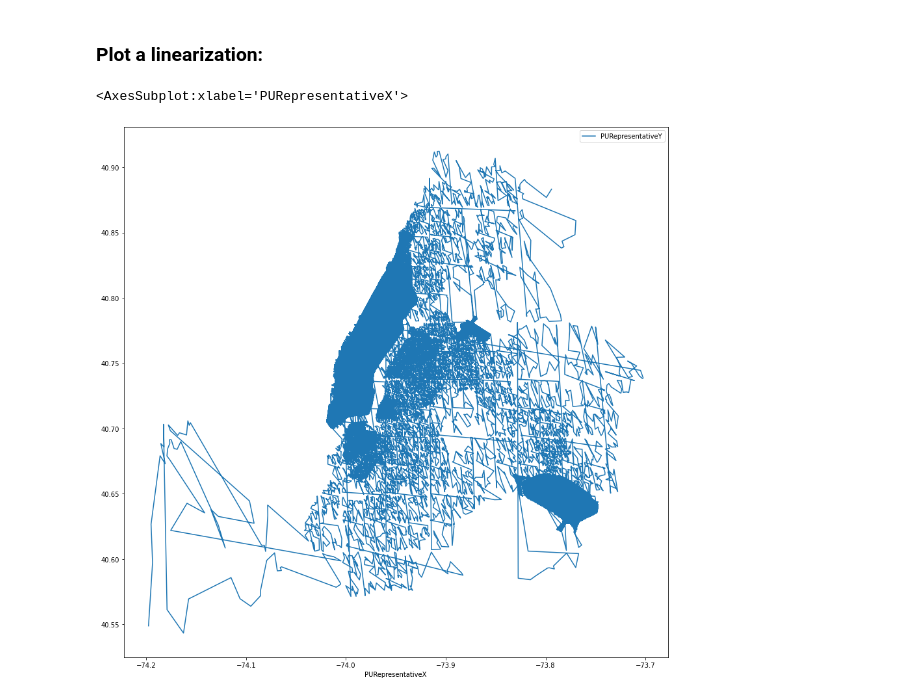
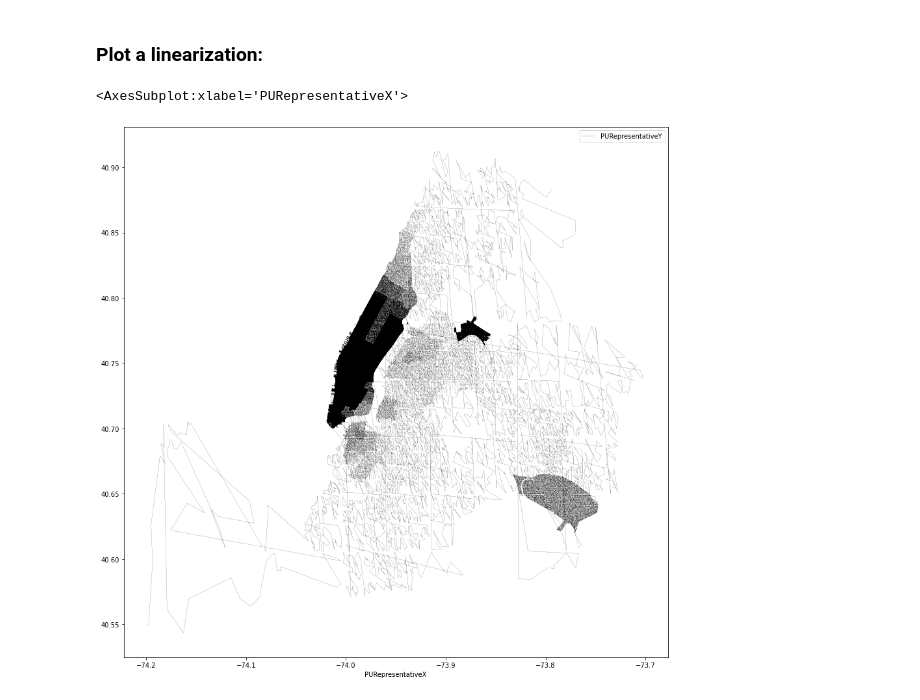
Before and after one commit to vis-au/prosample, a Jupyter notebook: server/pipeline/linearizations/datasets/taxis.ipynb, the cells around one changed output. Saved outputs shown, nothing was run; the diff lists cells and outputs as text; code cells hidden in the pictures.

Commit message:
update taxi linearization plot

```diff
--- a/server/pipeline/linearizations/datasets/taxis.ipynb
+++ b/server/pipeline/linearizations/datasets/taxis.ipynb
@@ -367,11 +367,11 @@ Saved linearized data in c:\Users\au629923\Repositories\prosample\server\pipelin
 # %%
 import pandas as pd
 
 header = ["tripID", "VendorID", "tpep_pickup_datetime", "tpep_dropoff_datetime", "passenger_count", "trip_distance", "RatecodeID", "PULocationID", "DOLocationID", "payment_type", "fare_amount", "extra", "mta_tax", "tip_amount", "tolls_amount", "improvement_surcharge", "total_amount", "PURepresentativeX", "PURepresentativeY", "DORepresentativeX", "DORepresentativeY", "normalized_value", "normalized_spatial_lag", "value_is_H", "spatial_lag_is_H"]
 
 df = pd.read_csv("../../linearization_files/taxisLinearizationZOrder.csv", delimiter=";", names=header)
 
-df.plot.line(x="PURepresentativeX", y="PURepresentativeY", figsize=[15, 15])
+df.plot.line(x="PURepresentativeX", y="PURepresentativeY", figsize=[15, 15], c="black", lw=0.15)
 # %% [output]
 <AxesSubplot:xlabel='PURepresentativeX'>
-[figure, old version]
+[figure, new version]
```
